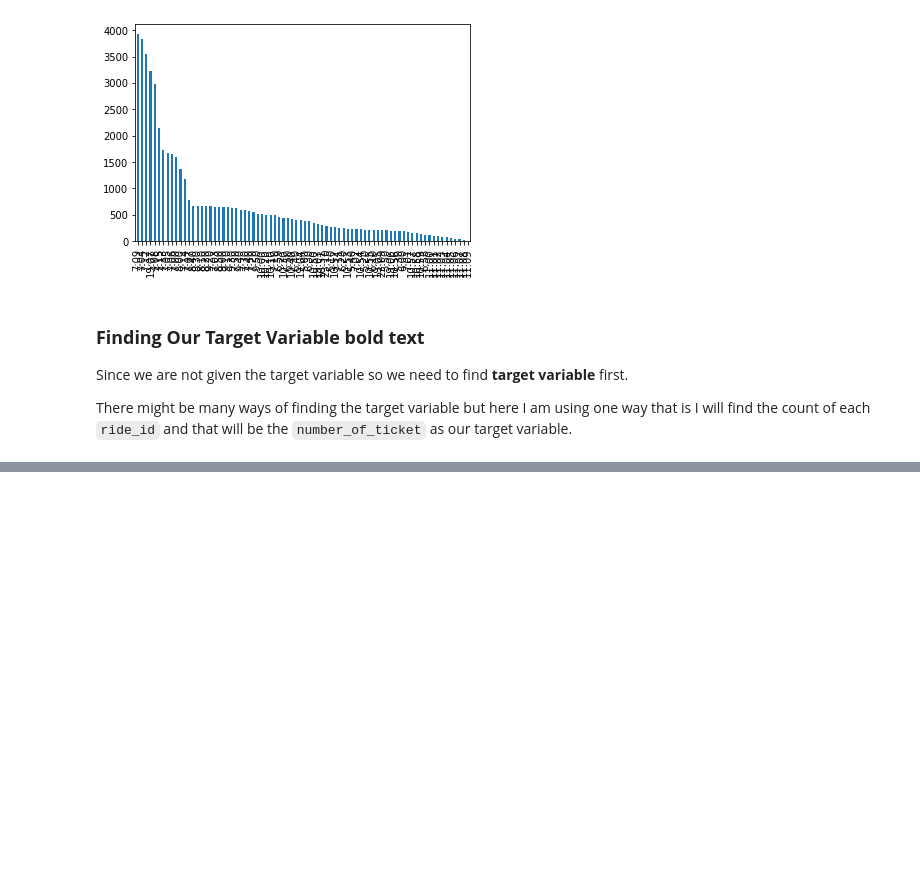
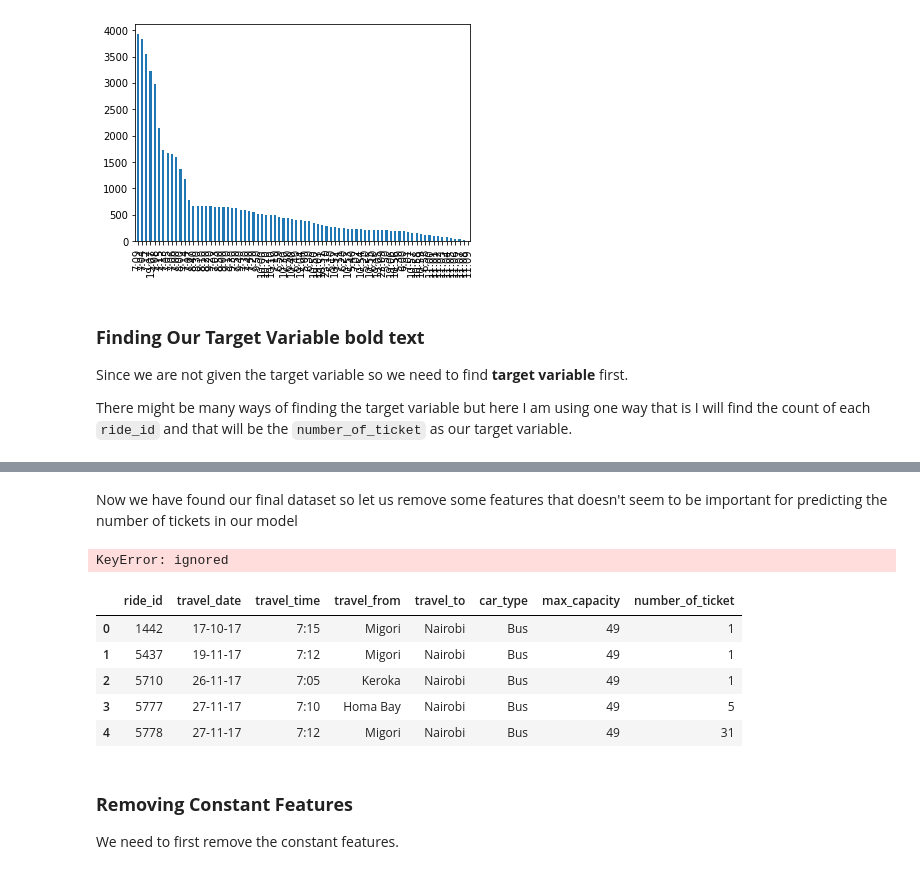
Before and after one commit to Ashwinprocodes/ML-regression-capstone-project, a Jupyter notebook: ML_regression_Demand_Prediction_for_Public_Transport_Capstone_Project.ipynb, the cells around one changed output, grey strips where cells are left out. Drawn from its saved outputs; the diff is of its cells as text; code cells hidden in the pictures; blank space fills up the shorter version.

```diff
--- a/ML_regression_Demand_Prediction_for_Public_Transport_Capstone_Project.ipynb
+++ b/ML_regression_Demand_Prediction_for_Public_Transport_Capstone_Project.ipynb
@@ -220,3 +220,8 @@ plt.show()
 Since we are not given the target variable so we need to find **target variable** first.
 
 There might be many ways of finding the target variable but here I am using one way that is I will find the count of each `ride_id` and that will be the `number_of_ticket` as our target variable.
+# %%
+#Using groupby to have seat number column into label
+label=dataset.groupby(["ride_id"]).seat_number.count().rename("number_of_ticket").reset_index()
+
+label.head()
@@ -222,0 +266,19 @@ There might be many ways of finding the target variable but here I am using one
+# %% [markdown]
+Now we have found our final dataset so let us remove some features that doesn't seem to be important for predicting the number of tickets in our model
+# %%
+dataset = dataset.drop(['seat_number','payment_method','payment_receipt'], axis=1)
+# %% [output]
+KeyError: ignored
+# %%
+dataset.head()
+# %% [output]
+|  | ride_id | travel_date | travel_time | travel_from | travel_to | car_type | max_capacity | number_of_ticket |
+| 0 | 1442 | 17-10-17 | 7:15 | Migori | Nairobi | Bus | 49 | 1 |
+| 1 | 5437 | 19-11-17 | 7:12 | Migori | Nairobi | Bus | 49 | 1 |
+| 2 | 5710 | 26-11-17 | 7:05 | Keroka | Nairobi | Bus | 49 | 1 |
+| 3 | 5777 | 27-11-17 | 7:10 | Homa Bay | Nairobi | Bus | 49 | 5 |
+| 4 | 5778 | 27-11-17 | 7:12 | Migori | Nairobi | Bus | 49 | 31 |
+# %% [markdown]
+### **Removing Constant Features**
+
+We need to first remove the constant features.
```
Also changed, not shown: parts of 12 cells of this notebook.
